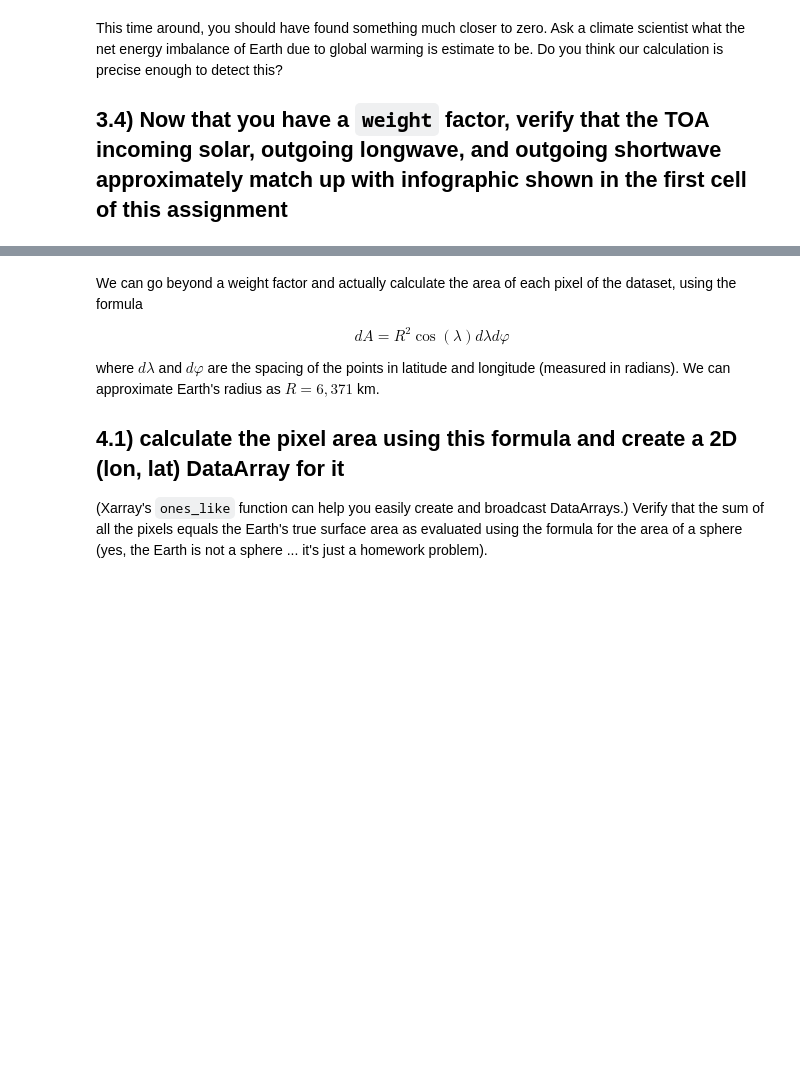
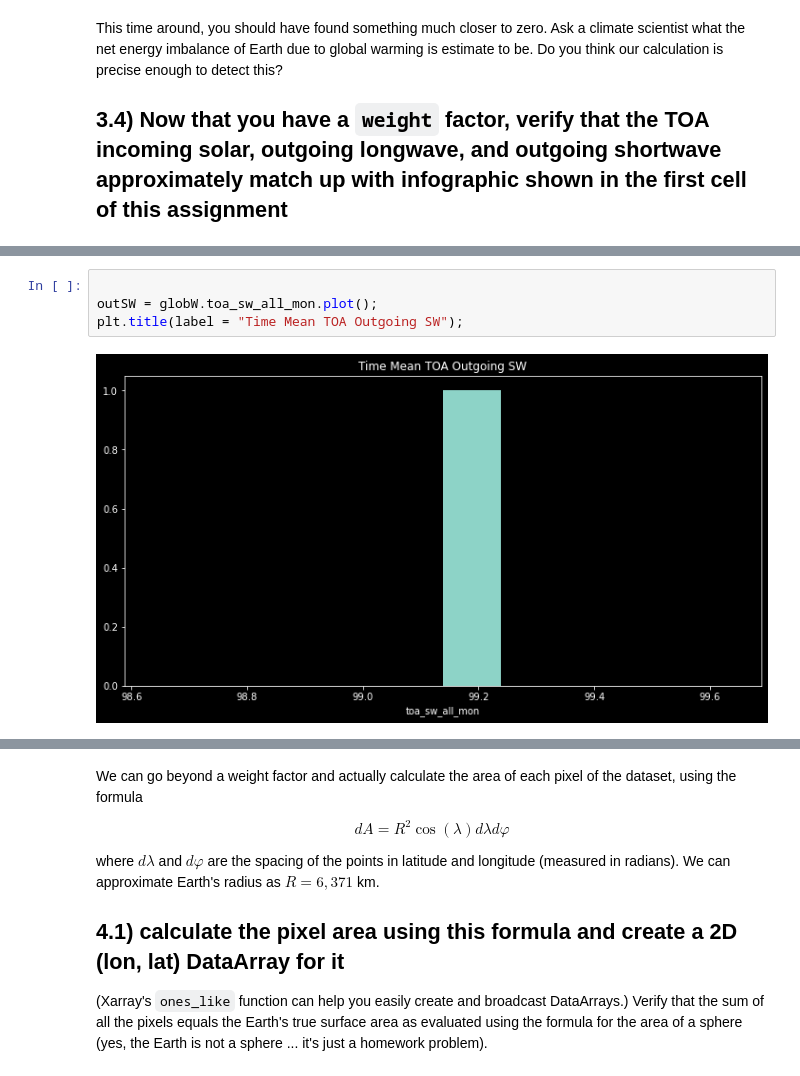
Before and after one commit to DRUFS/Tasks-Python-Research-Computing-, a Jupyter notebook: basic_xarray.ipynb, the cells around one changed output, grey strips where cells are left out. Saved outputs shown, nothing was run; the diff lists cells and outputs as text; blank space fills up the shorter version.

```diff
--- a/basic_xarray.ipynb
+++ b/basic_xarray.ipynb
@@ -432,0 +470,6 @@ This time around, you should have found something much closer to zero. Ask a cli
+# %%
+
+outSW = globW.toa_sw_all_mon.plot();
+plt.title(label = "Time Mean TOA Outgoing SW");
+# %% [output]
+[figure, added]
```
Also changed, not shown: parts of 41 cells of this notebook.
